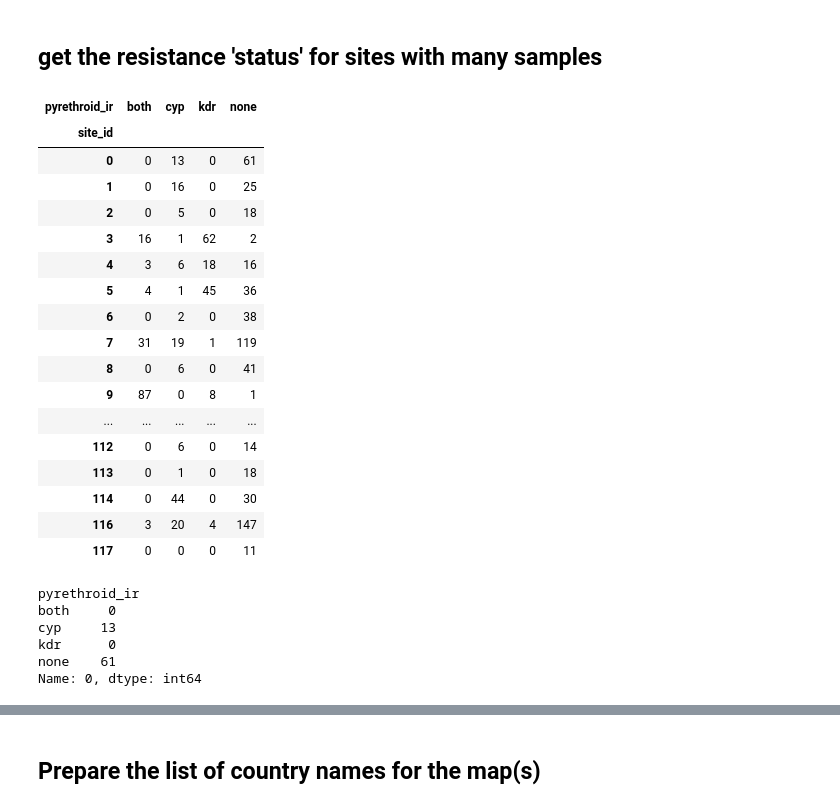
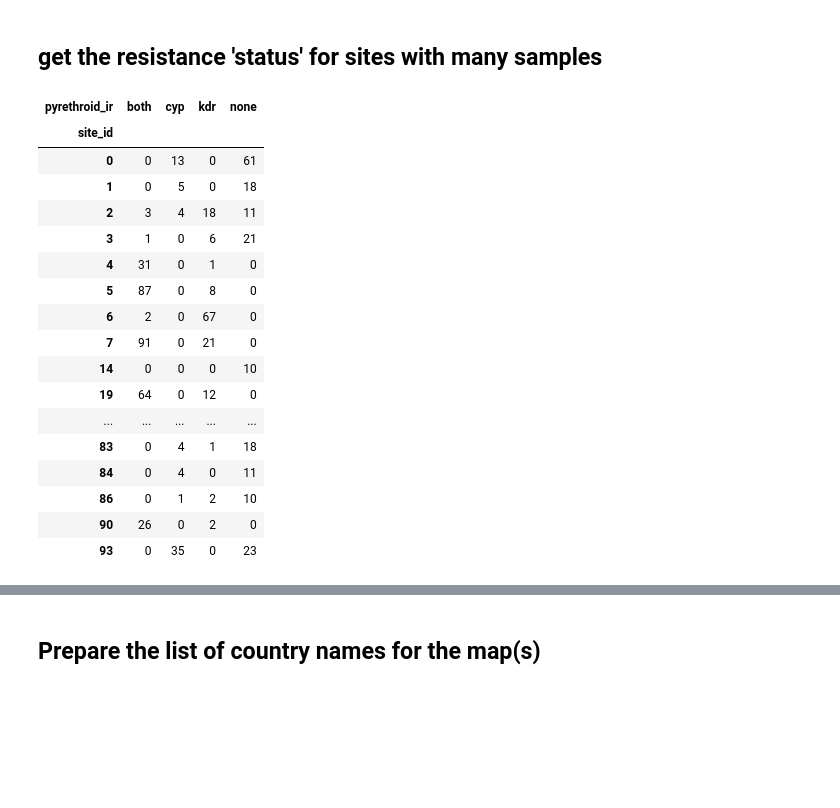
Before and after one commit to malariagen/ag1000g-phase3-data-paper, a Jupyter notebook: notebooks/GEM_pyr_ir_maps_v2.ipynb, the cells around one changed output, grey strips where cells are left out. Cells and saved outputs as stored; diff of their text form; code cells hidden in the pictures; blank space fills up the shorter version.

```diff
--- a/notebooks/GEM_pyr_ir_maps_v2.ipynb
+++ b/notebooks/GEM_pyr_ir_maps_v2.ipynb
@@ -284,4 +290,4 @@ Num. unique longitudes: 42
 ## Get the metadata for sites with many samples
 # %%
 # Get the sample metadata for the subset of sites with nsamples >= cutoff, preserving species call columns
-sample_meta_for_sites_with_many_samples = sample_meta.merge(sites_with_many_samples.reset_index()[['longitude','latitude','site_id']])
+sample_meta_for_sites_with_many_samples_gamb = sample_meta_gamb.merge(sites_with_many_samples_gamb.reset_index()[['longitude','latitude','site_id']])
@@ -342,31 +349,29 @@ sample_meta_for_sites_with_many_samples['pyrethroid_ir'] = sample_meta_for_sites
-# %%
-kdr_call = pd.crosstab(sample_meta_for_sites_with_many_samples.site_id, sample_meta_for_sites_with_many_samples.pyrethroid_ir)
-kdr_call
-# %% [output]
-| pyrethroid_ir | both | cyp | kdr | none |
-| site_id |  |  |  |  |
-| 0 | 0 | 13 | 0 | 61 |
-| 1 | 0 | 16 | 0 | 25 |
-| 2 | 0 | 5 | 0 | 18 |
-| 3 | 16 | 1 | 62 | 2 |
-| 4 | 3 | 6 | 18 | 16 |
-| 5 | 4 | 1 | 45 | 36 |
-| 6 | 0 | 2 | 0 | 38 |
-| 7 | 31 | 19 | 1 | 119 |
-| 8 | 0 | 6 | 0 | 41 |
-| 9 | 87 | 0 | 8 | 1 |
-| ... | ... | ... | ... | ... |
-| 112 | 0 | 6 | 0 | 14 |
-| 113 | 0 | 1 | 0 | 18 |
-| 114 | 0 | 44 | 0 | 30 |
-| 116 | 3 | 20 | 4 | 147 |
-| 117 | 0 | 0 | 0 | 11 |
-# %%
-kdr_call.loc[0]
-# %% [output]
-pyrethroid_ir
-both     0
-cyp     13
-kdr      0
-none    61
-Name: 0, dtype: int64
+# %%
+sample_meta_for_sites_with_many_samples_gamb['pyrethroid_ir'] = sample_meta_for_sites_with_many_samples_gamb.apply (lambda row: status(row), axis=1)
+sample_meta_for_sites_with_many_samples_colu['pyrethroid_ir'] = sample_meta_for_sites_with_many_samples_colu.apply (lambda row: status(row), axis=1)
+sample_meta_for_sites_with_many_samples_arab['pyrethroid_ir'] = sample_meta_for_sites_with_many_samples_arab.apply (lambda row: status(row), axis=1)
+# %%
+kdr_call_gamb = pd.crosstab(sample_meta_for_sites_with_many_samples_gamb.site_id, sample_meta_for_sites_with_many_samples_gamb.pyrethroid_ir)
+kdr_call_colu = pd.crosstab(sample_meta_for_sites_with_many_samples_colu.site_id, sample_meta_for_sites_with_many_samples_colu.pyrethroid_ir)
+kdr_call_arab = pd.crosstab(sample_meta_for_sites_with_many_samples_arab.site_id, sample_meta_for_sites_with_many_samples_arab.pyrethroid_ir)
+# %%
+kdr_call_gamb
+# %% [output]
+| pyrethroid_ir | both | cyp | kdr | none |
+| site_id |  |  |  |  |
+| 0 | 0 | 13 | 0 | 61 |
+| 1 | 0 | 5 | 0 | 18 |
+| 2 | 3 | 4 | 18 | 11 |
+| 3 | 1 | 0 | 6 | 21 |
+| 4 | 31 | 0 | 1 | 0 |
+| 5 | 87 | 0 | 8 | 0 |
+| 6 | 2 | 0 | 67 | 0 |
+| 7 | 91 | 0 | 21 | 0 |
+| 14 | 0 | 0 | 0 | 10 |
+| 19 | 64 | 0 | 12 | 0 |
+| ... | ... | ... | ... | ... |
+| 83 | 0 | 4 | 1 | 18 |
+| 84 | 0 | 4 | 0 | 11 |
+| 86 | 0 | 1 | 2 | 10 |
+| 90 | 26 | 0 | 2 | 0 |
+| 93 | 0 | 35 | 0 | 23 |
```
Also changed, not shown: parts of 31 cells of this notebook, 10 other files.
